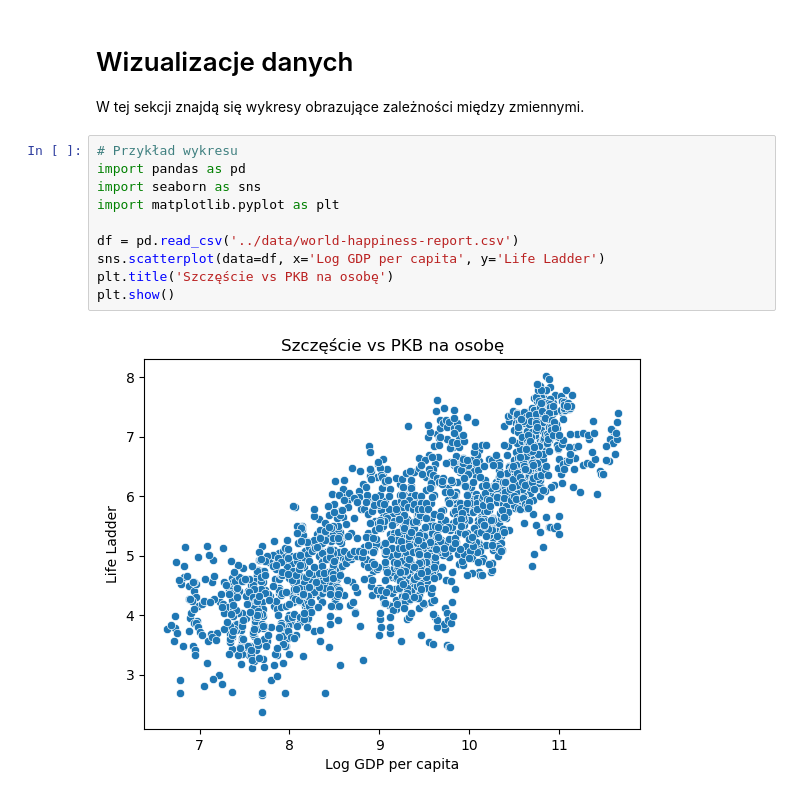
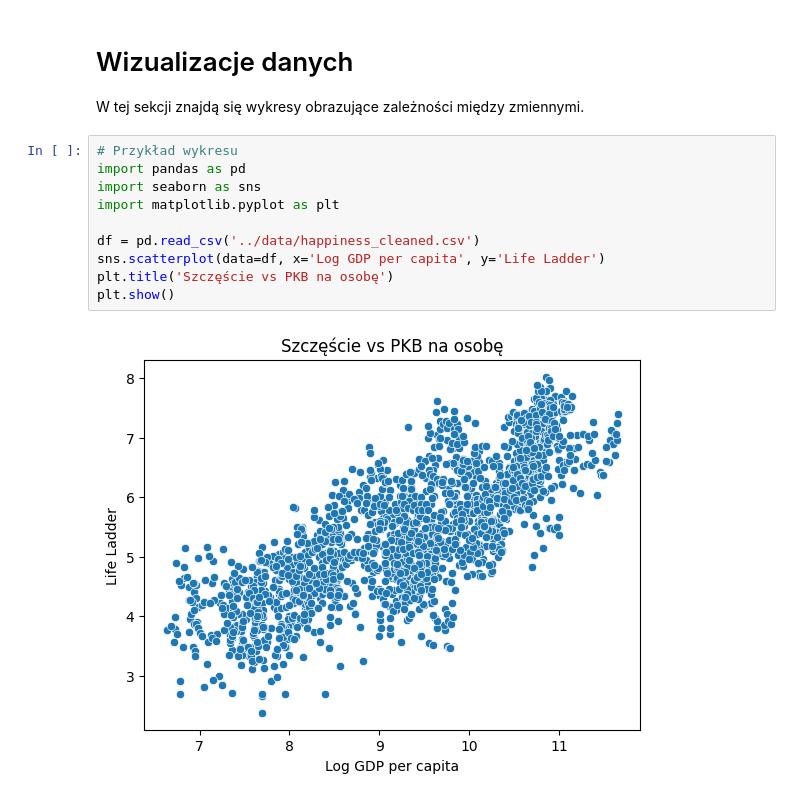
Before and after one commit to lukaszkortals/sad_proj, a Jupyter notebook: notebooks/02_wizualizacja.ipynb, the cells around one changed output. Drawn from its saved outputs; the diff is of its cells as text.

```diff
--- a/notebooks/02_wizualizacja.ipynb
+++ b/notebooks/02_wizualizacja.ipynb
@@ -5,12 +5,12 @@ W tej sekcji znajdą się wykresy obrazujące zależności między zmiennymi.
 # %%
 # Przykład wykresu
 import pandas as pd
 import seaborn as sns
 import matplotlib.pyplot as plt
 
-df = pd.read_csv('../data/world-happiness-report.csv')
+df = pd.read_csv('../data/happiness_cleaned.csv')
 sns.scatterplot(data=df, x='Log GDP per capita', y='Life Ladder')
 plt.title('Szczęście vs PKB na osobę')
 plt.show()
 # %% [output]
-[figure, old version]
+[figure, new version]
```
Also changed, not shown: 3 other files.
